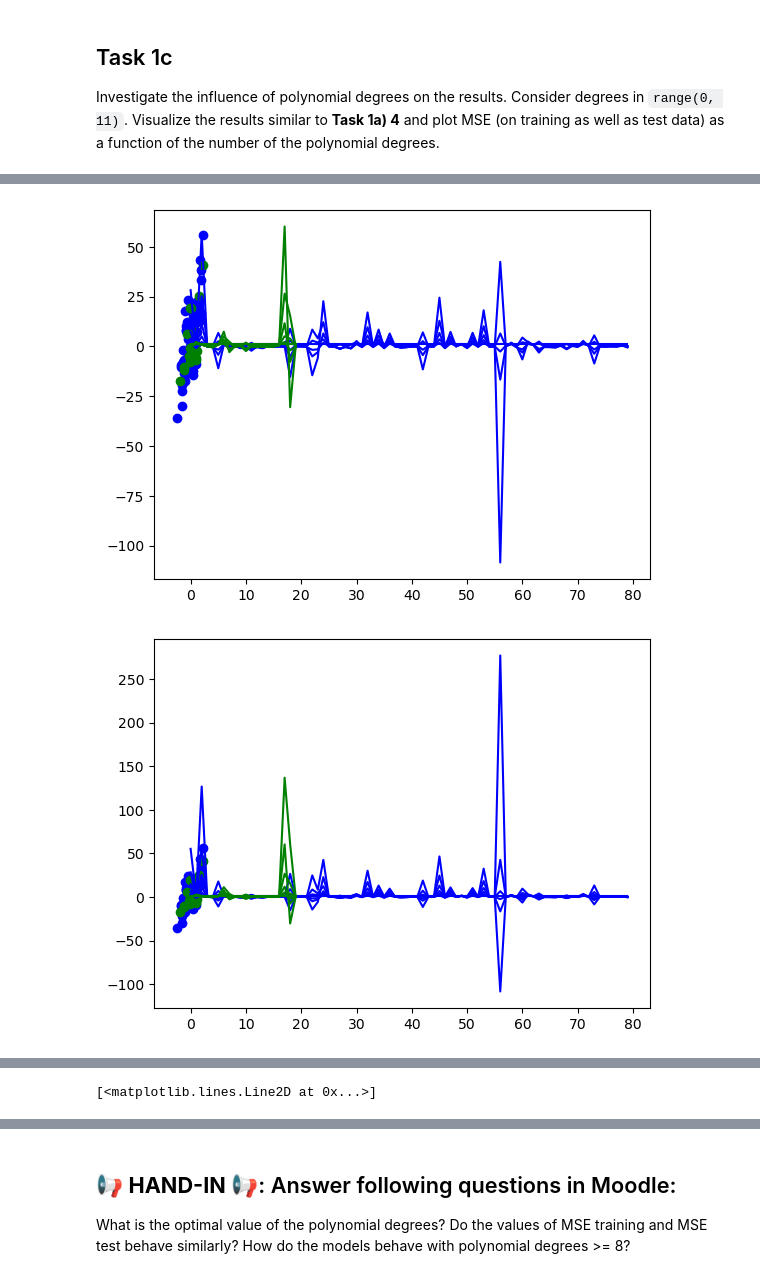
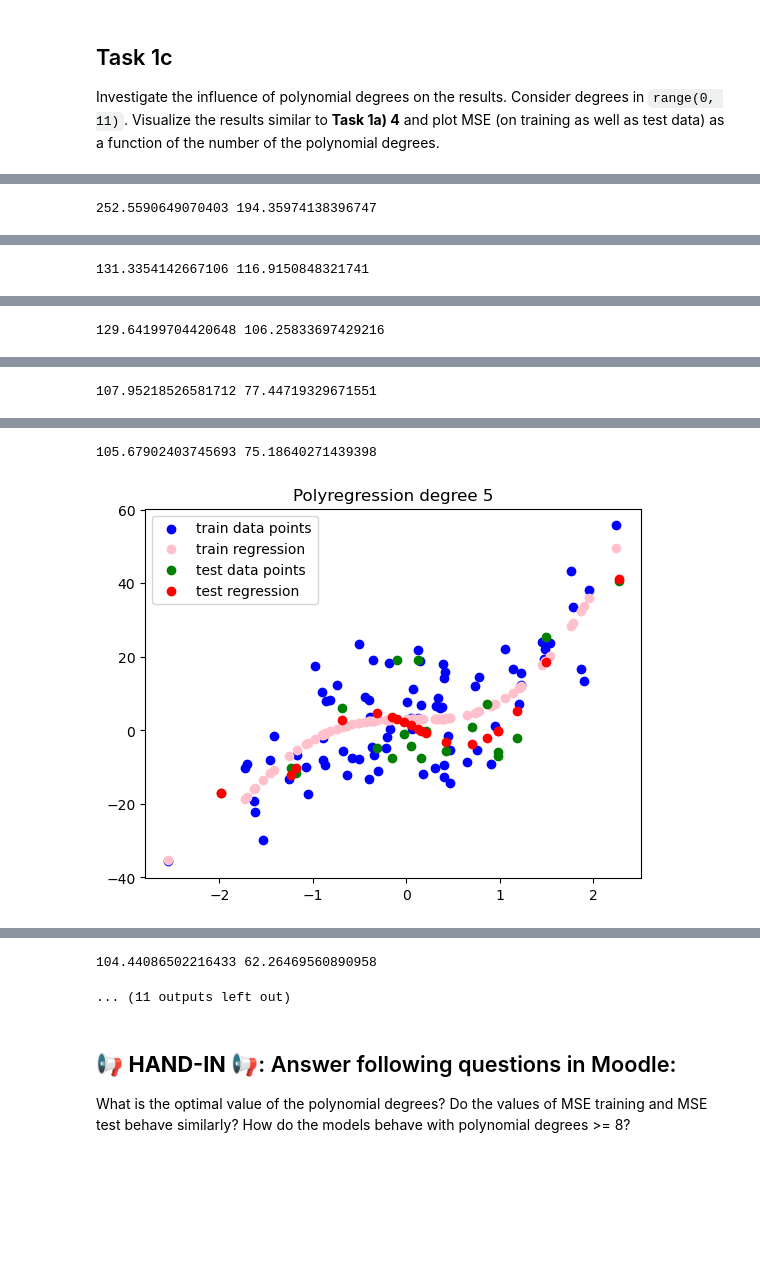
Before and after one commit to vegger/MLDM, a Jupyter notebook: labs/L04_Polynomial_and_Logistic_Regression_LAB_ASSIGNMENT.ipynb, the cells around one changed output, grey strips where cells are left out. Saved outputs shown, nothing was run; the diff lists cells and outputs as text; code cells hidden in the pictures; blank space fills up the shorter version.

```diff
--- a/labs/L04_Polynomial_and_Logistic_Regression_LAB_ASSIGNMENT.ipynb
+++ b/labs/L04_Polynomial_and_Logistic_Regression_LAB_ASSIGNMENT.ipynb
@@ -72,17 +74,25 @@ Investigate how well polynomial regression with polynomial degrees = 2 can solve
 3. Make predictions for training data
 4. Make predictions for test data
 5. Calculate MSE for training as well as test data
-# %%
-from sklearn.preprocessing import PolynomialFeatures
-
-def poly_regression(train_data, test_data, degree):
-    y_pred_train_poly = PolynomialFeatures(degree).fit(train_data)
-    y_pred_test_poly = PolynomialFeatures(degree).fit(test_data)
-    mse_test_poly = mean_squared_error(y_test, test_data)
-    mse_train_poly = mean_squared_error(y_train, train_data)
-    return y_pred_train_poly, y_pred_test_poly, mse_train_poly, mse_test_poly
+# %%
+from sklearn.preprocessing import PolynomialFeatures
+
+def poly_regression(x_train_data, y_train_data, x_test_data, y_test_data, degree):
+    x_train_data = PolynomialFeatures(degree).fit_transform(x_train_data) # check if y_train_data as param makes a change
+    x_test_data = PolynomialFeatures(degree).fit_transform(x_test_data)
+
+    lrY_train = LinearRegression().fit(x_train_data, y_train)
+    lrY_test = LinearRegression().fit(x_test_data, y_test)
+
+    y_pred_train_poly = lrY_train.predict(x_train_data)
+    y_pred_test_poly = lrY_test.predict(x_test_data)
+
+    mse_train_poly = mean_squared_error(y_train, y_pred_train_poly)
+    mse_test_poly = mean_squared_error(y_test, y_pred_test_poly)
+
+    return y_pred_train_poly, y_pred_test_poly, mse_train_poly, mse_test_poly
 # %%
-y_pred_train_poly, y_pred_test_poly, mse_train_poly, mse_test_poly = poly_regression(X_train, X_test, 2)
+y_pred_train_poly, y_pred_test_poly, mse_train_poly, mse_test_poly = poly_regression(X_train, y_train, X_test, y_test, 2)
 print(f"MSE of training data: {mse_train_poly}")
 print(f"MSE of test data: {mse_test_poly}")
 # %% [output]
@@ -96,0 +103,4 @@ plot_artefacts([X_train, y_train], y_pred_train_poly.transform(X_train), [X_test
+# %%
+model = LinearRegression()
+model.fit(y_pred_train_poly, y_train)
+plot_artefacts([X_train, y_train], model.predict(y_pred_train_poly), [X_test, y_test], model.predict(y_pred_test_poly))
@@ -102,11 +114,14 @@ mses_test_poly = []
 mses_train_poly = []
 
 for i in range(0, 11):
-    y_pred_train_poly, y_pred_test_poly, mse_train_poly, mse_test_poly = poly_regression(X_train, X_test, i)
+    y_pred_train_poly, y_pred_test_poly, mse_train_poly, mse_test_poly = poly_regression(X_train, y_train, X_test, y_test, i)
+    plot_artefacts([X_train, y_train], y_pred_train_poly, [X_test, y_test], y_pred_test_poly, "Polyregression degree {}".format(i))
     mses_test_poly.append(mse_test_poly)
     mses_train_poly.append(mse_train_poly)
-    plot_artefacts([X_train, y_train], y_pred_train_poly.transform(X_train), [X_test, y_test], y_pred_test_poly.transform(X_test))
+    print(mse_train_poly, mse_test_poly)
 
-plt.plot(mses_train_poly, range(0, 11))
-plt.plot(mses_test_poly, range(0, 11))
+plt.plot(range(0, 11), mses_train_poly)
+print(mses_train_poly)
+#plt.plot(range(0, 11), mses_test_poly)
+plt.show()
 # %% [output]
@@ -113,0 +129 @@ plt.plot(mses_test_poly, range(0, 11))
+252.5590649070403 194.35974138396747
@@ -114,0 +131 @@ plt.plot(mses_test_poly, range(0, 11))
+131.3354142667106 116.9150848321741
@@ -115,0 +133 @@ plt.plot(mses_test_poly, range(0, 11))
+129.64199704420648 106.25833697429216
@@ -116,0 +135 @@ plt.plot(mses_test_poly, range(0, 11))
+107.95218526581712 77.44719329671551
@@ -118,2 +137,2 @@ plt.plot(mses_test_poly, range(0, 11))
+105.67902403745693 75.18640271439398
-[figure, old version]
+[figure, new version]
-[figure, removed]
@@ -124 +138,0 @@ plt.plot(mses_test_poly, range(0, 11))
-[<matplotlib.lines.Line2D at 0x...>]
@@ -126,3 +139,5 @@ plt.plot(mses_test_poly, range(0, 11))
+104.44086502216433 62.26469560890958
+... (11 outputs left out)
 # %% [markdown]
 ## 📢 **HAND-IN** 📢: Answer following questions in Moodle:
 
```
Also changed, not shown: parts of 7 cells of this notebook.
